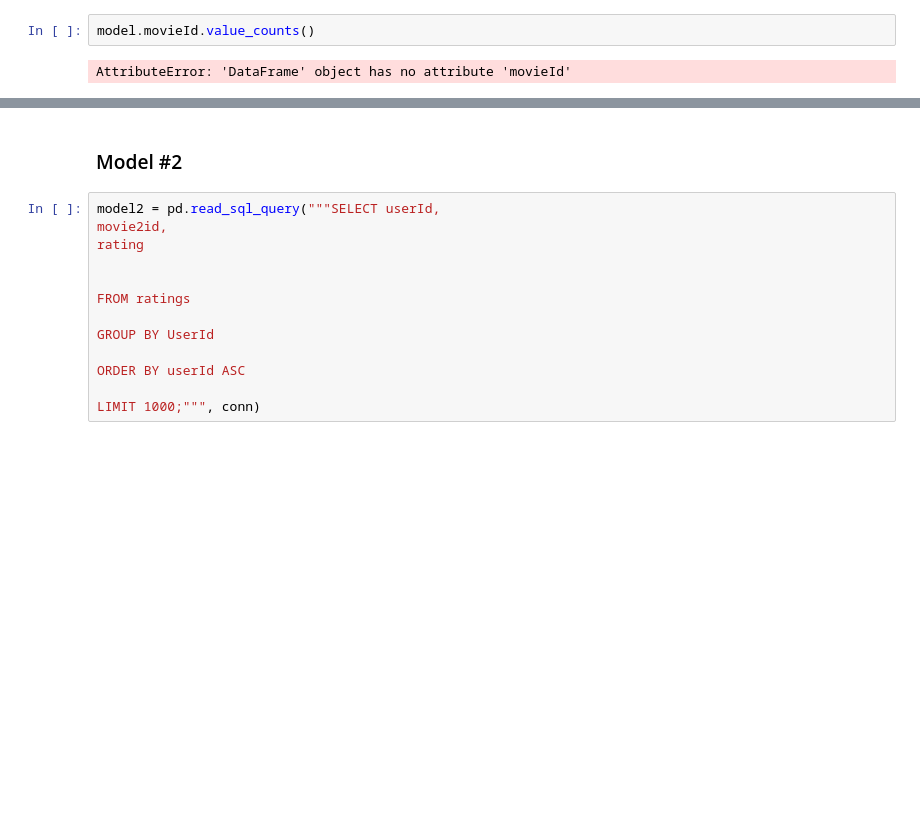
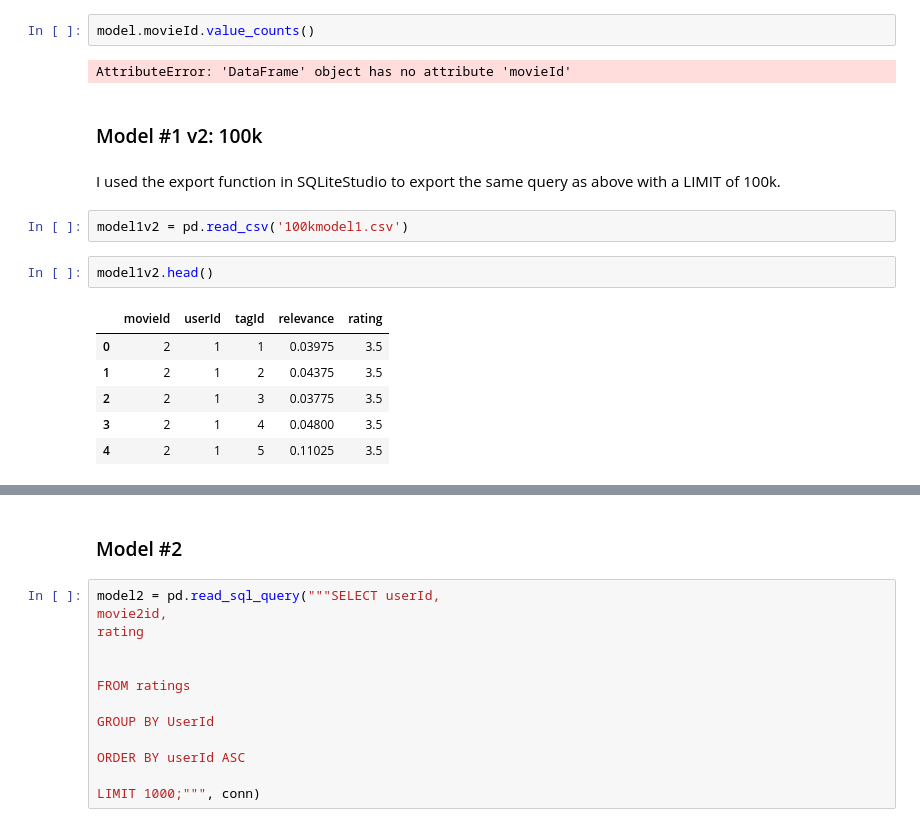
Before and after one commit to chasekregor/INFOCapstone, a Jupyter notebook: models.ipynb, the cells around one changed output, grey strips where cells are left out. Saved outputs shown, nothing was run; the diff lists cells and outputs as text; blank space fills up the shorter version.

```diff
--- a/models.ipynb
+++ b/models.ipynb
@@ -66,3 +66,18 @@ model
 model.movieId.value_counts()
 # %% [output]
 AttributeError: 'DataFrame' object has no attribute 'movieId'
+# %% [markdown]
+### Model #1 v2: 100k
+# %% [markdown]
+I used the export function in SQLiteStudio to export the same query as above with a LIMIT of 100k.
+# %%
+model1v2 = pd.read_csv('100kmodel1.csv')
+# %%
+model1v2.head()
+# %% [output]
+|  | movieId | userId | tagId | relevance | rating |
+| 0 | 2 | 1 | 1 | 0.03975 | 3.5 |
+| 1 | 2 | 1 | 2 | 0.04375 | 3.5 |
+| 2 | 2 | 1 | 3 | 0.03775 | 3.5 |
+| 3 | 2 | 1 | 4 | 0.04800 | 3.5 |
+| 4 | 2 | 1 | 5 | 0.11025 | 3.5 |
```
Also changed, not shown: parts of 6 cells of this notebook.
